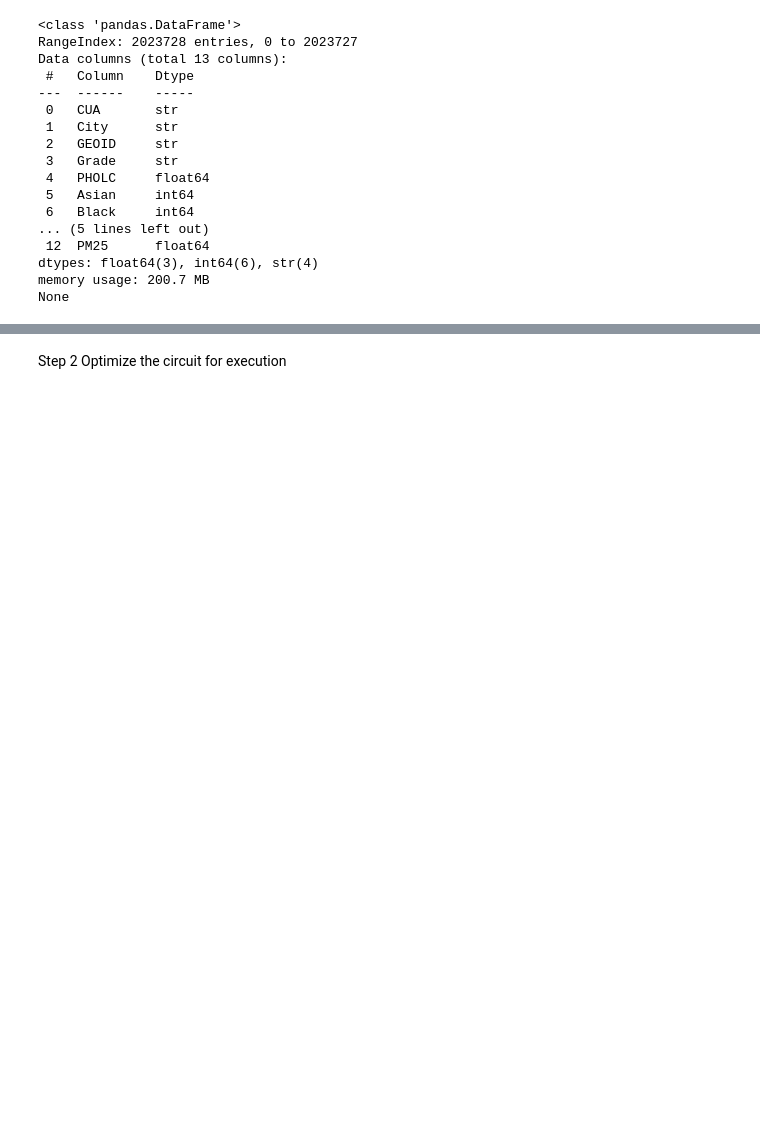
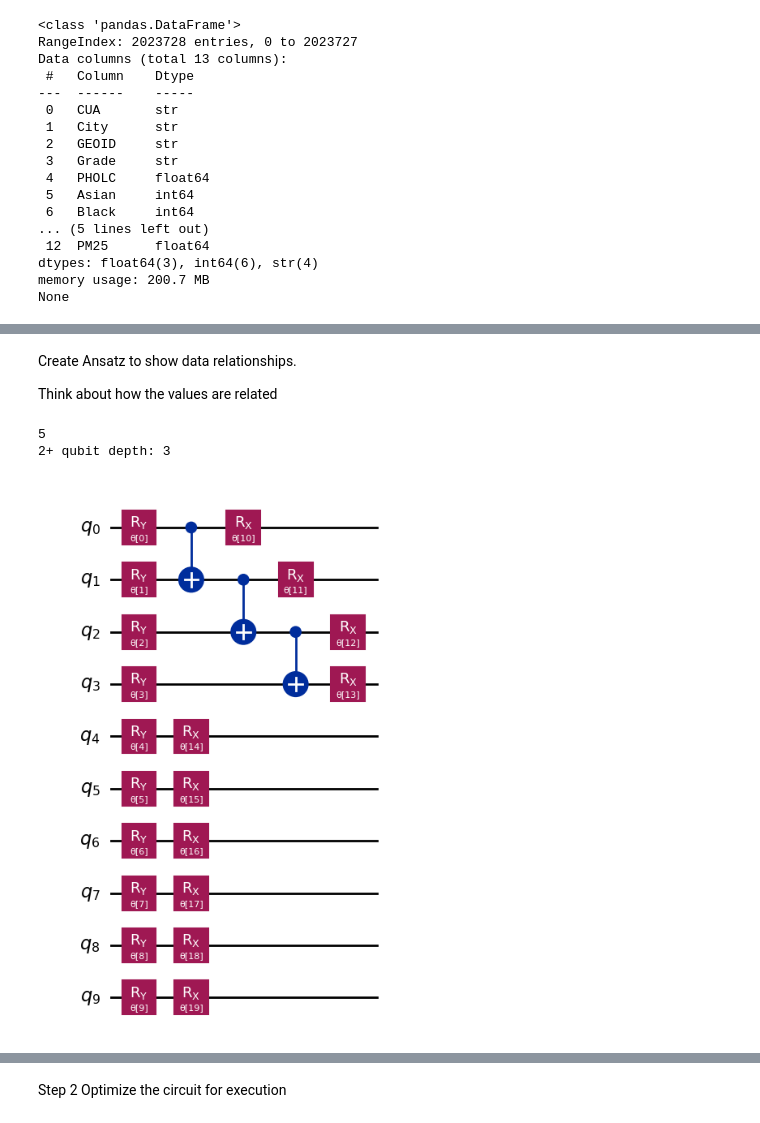
Before and after one commit to peoplesinc/air-pollution-data, a Jupyter notebook: baltimore-figures/baltimore_qml.ipynb, the cells around one changed output, grey strips where cells are left out. Saved outputs shown, nothing was run; the diff lists cells and outputs as text; code cells hidden in the pictures; blank space fills up the shorter version.

```diff
--- a/baltimore-figures/baltimore_qml.ipynb
+++ b/baltimore-figures/baltimore_qml.ipynb
@@ -156,0 +250,41 @@ circuit depth =  9
+# %% [markdown]
+Create Ansatz to show data relationships.
+
+Think about how the values are related
+# %%
+# Import the necessary packages
+from qiskit import QuantumCircuit
+from qiskit.circuit import ParameterVector
+
+# Initialize the circuit using the same number of qubits as the image has pixels
+qnn_circuit = QuantumCircuit(num_qubits)
+
+# We choose to have two variational parameters for each qubit.
+params = ParameterVector("θ", length=2 * num_qubits)
+
+# A first variational layer:
+for i in range(num_qubits):
+    qnn_circuit.ry(params[i], i)
+
+# Here is a list of qubit pairs between which we want CNOT gates. The choice of these is not yet obvious.
+qnn_cnot_list = [[0, 1], [1, 2], [2, 3]]
+
+for i in range(len(qnn_cnot_list)):
+    qnn_circuit.cx(qnn_cnot_list[i][0], qnn_cnot_list[i][1])
+
+# The second variational layer:
+for i in range(num_qubits):
+    qnn_circuit.rx(params[num_qubits + i], i)
+
+# Check the circuit depth, and the two-qubit gate depth
+print(qnn_circuit.decompose().depth())
+print(
+    f"2+ qubit depth: {qnn_circuit.decompose().depth(lambda instr: len(instr.qubits) > 1)}"
+)
+
+# Draw the circuit
+qnn_circuit.draw("mpl")
+# %% [output]
+5
+2+ qubit depth: 3
+[figure, added]
```
Also changed, not shown: parts of 12 cells of this notebook.
